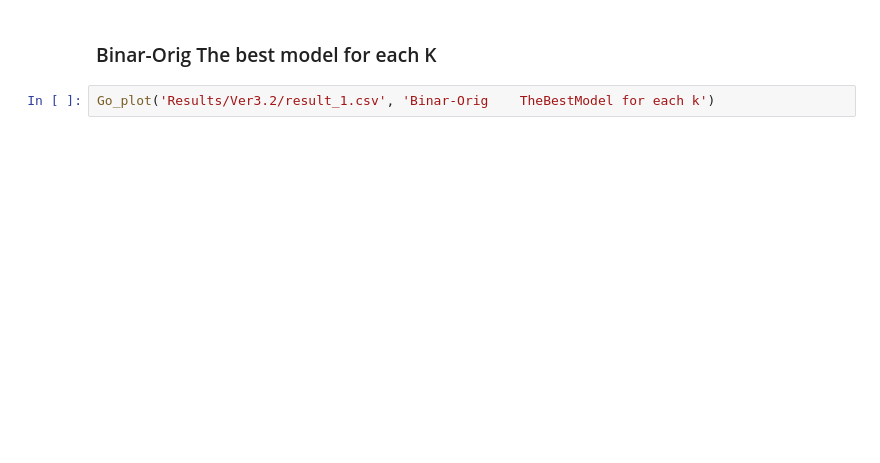
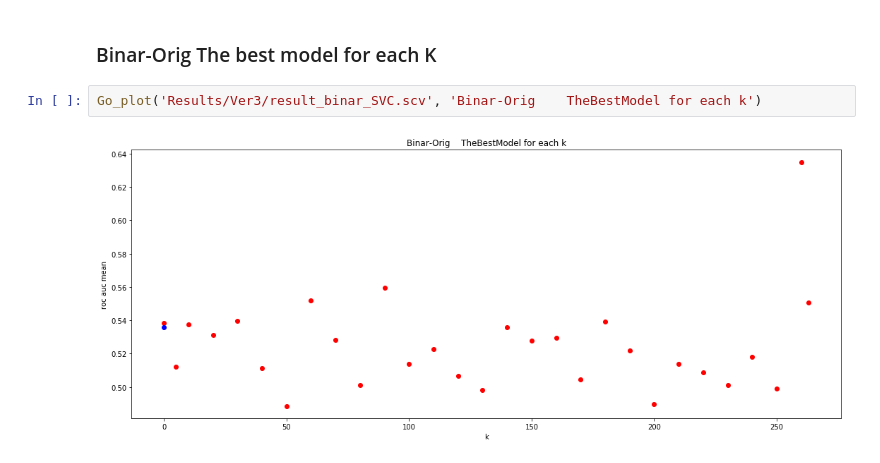
Before and after one commit to Tismoney/PRNI2016, a Jupyter notebook: ResultProcessing-ver3.0.ipynb, the cells around one changed output. Cells and saved outputs as stored; diff of their text form; blank space fills up the shorter version.

```diff
--- a/ResultProcessing-ver3.0.ipynb
+++ b/ResultProcessing-ver3.0.ipynb
@@ -85,5 +90,7 @@ Go_box('Results/Ver3.3','Orig-Orig    TheBestModel for each k')
 # %% [markdown]
 ### Binar-Orig The best model for each K
 # %%
-Go_plot('Results/Ver3.2/result_1.csv', 'Binar-Orig    TheBestModel for each k')
+Go_plot('Results/Ver3/result_binar_SVC.scv', 'Binar-Orig    TheBestModel for each k')
+# %% [output]
+[figure, added]
 # %%
```
Also changed, not shown: parts of 6 cells of this notebook.
